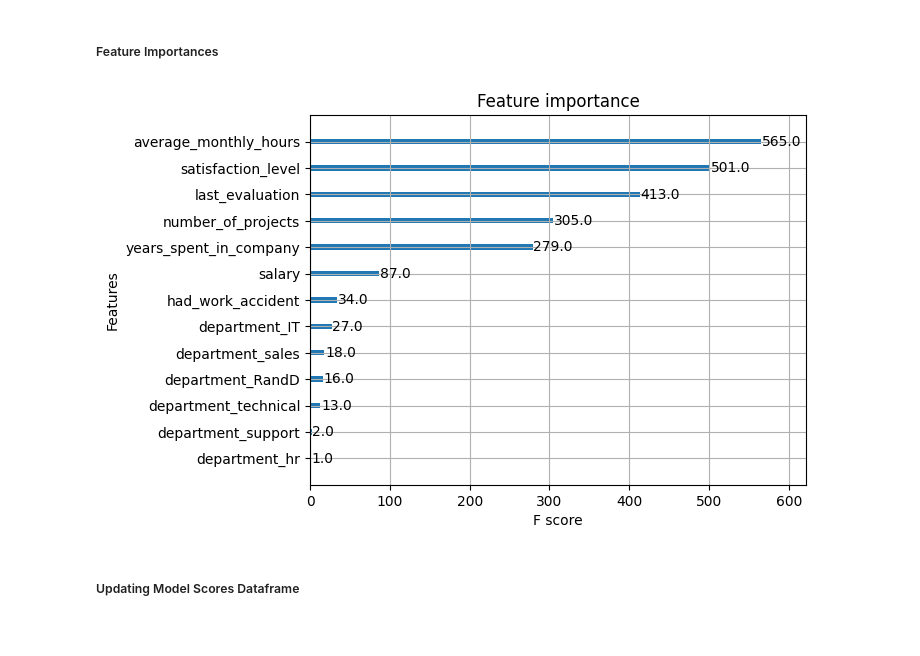
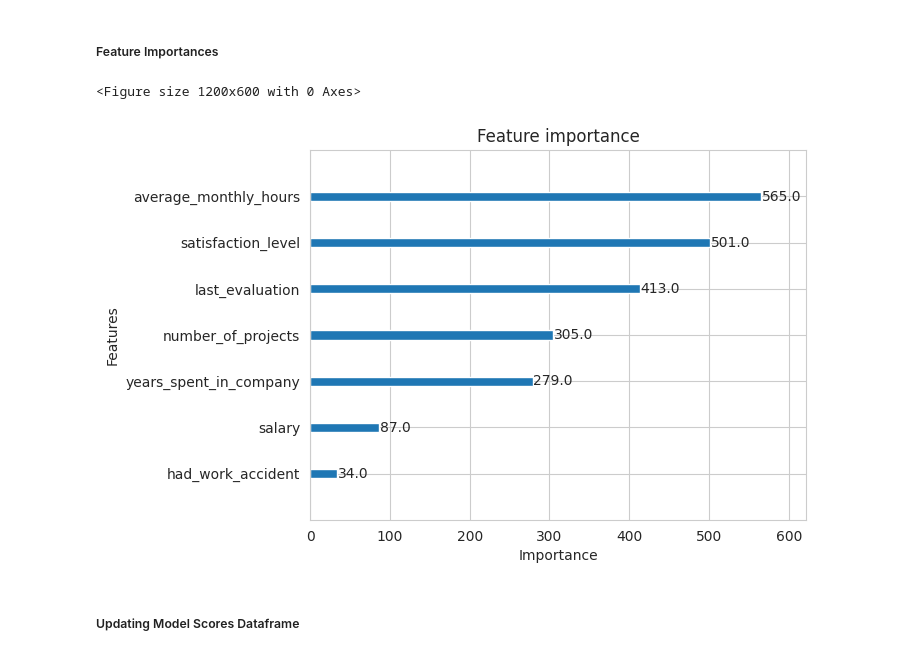
Before and after one commit to nocsaren/salifort-motors, a Jupyter notebook: Salifort Motors.ipynb, the cells around one changed output. Drawn from its saved outputs; the diff is of its cells as text; code cells hidden in the pictures.

```diff
--- a/Salifort Motors.ipynb
+++ b/Salifort Motors.ipynb
@@ -1400,10 +1400,13 @@ conf_matrix_plot(model_name = "XGBoost", model = xgb, y_true = y_test, y_pred =
 ##### Feature Importances
 # %%
 # Create a feature importances plot.
-plot_importance(xgb.best_estimator_)
+sns.set_style('whitegrid')
+plt.figure(figsize=(12, 6))
+plot_importance(xgb.best_estimator_, xlabel='Importance', max_num_features = 7)
 plt.show()
 # %% [output]
+<Figure size 1200x600 with 0 Axes>
-[figure, old version]
+[figure, new version]
 # %% [markdown]
 ##### Updating Model Scores Dataframe
 # %% [markdown]
```
Also changed, not shown: parts of 2 cells of this notebook.
